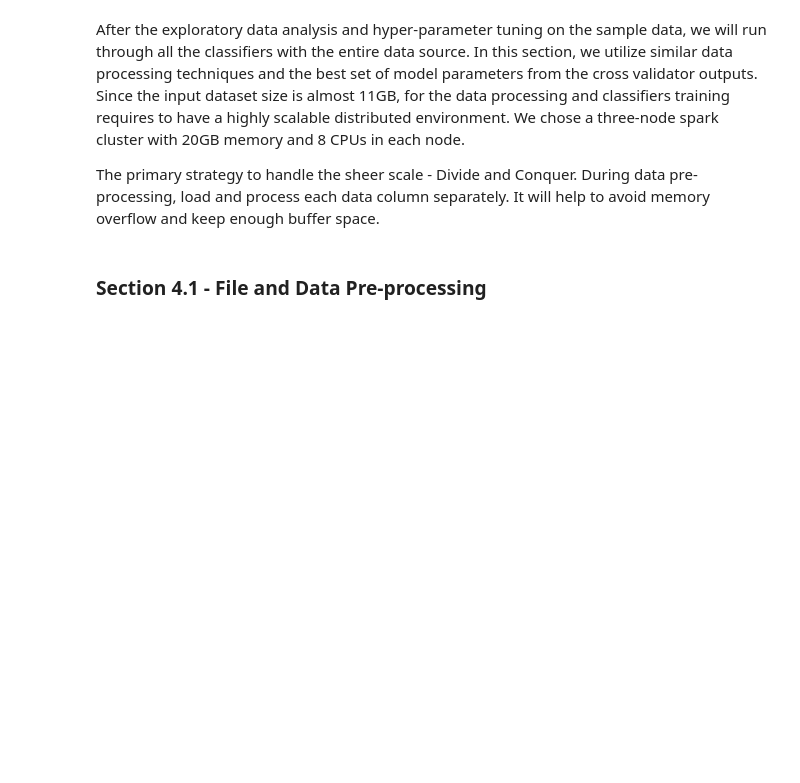
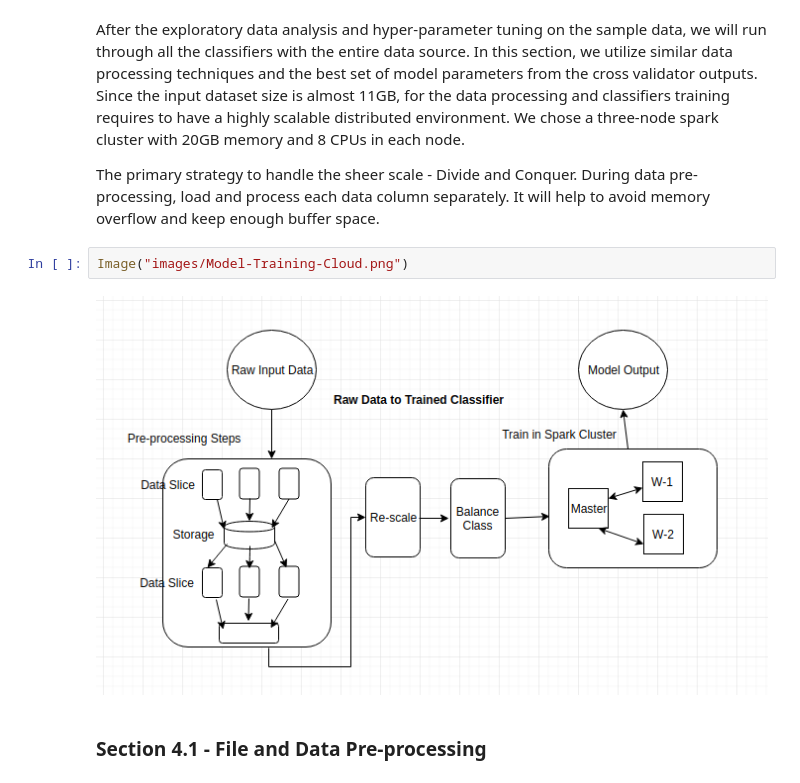
Before and after one commit to rmajumder/w261-final, a Jupyter notebook: master_v2/master_w261_project.ipynb, the cells around one changed output. Saved outputs shown, nothing was run; the diff lists cells and outputs as text; blank space fills up the shorter version.

```diff
--- a/master_v2/master_w261_project.ipynb
+++ b/master_v2/master_w261_project.ipynb
@@ -914,6 +926,10 @@ With these considerations in mind, we went on to test our models on the classifi
 After the exploratory data analysis and hyper-parameter tuning on the sample data, we will run through all the classifiers with the entire data source. In this section, we utilize similar data processing techniques and the best set of model parameters from the cross validator outputs. Since the input dataset size is almost 11GB, for the data processing and classifiers training requires to have a highly scalable distributed environment. We chose a three-node spark cluster with 20GB memory and 8 CPUs in each node.
 
 The primary strategy to handle the sheer scale - Divide and Conquer. During data pre-processing, load and process each data column separately. It will help to avoid memory overflow and keep enough buffer space.
+# %%
+Image("images/Model-Training-Cloud.png")
+# %% [output]
+[figure, added]
 # %% [markdown]
 ### Section 4.1 - File and Data Pre-processing
 # %%
```
Also changed, not shown: parts of 15 cells of this notebook, 2 other files.
